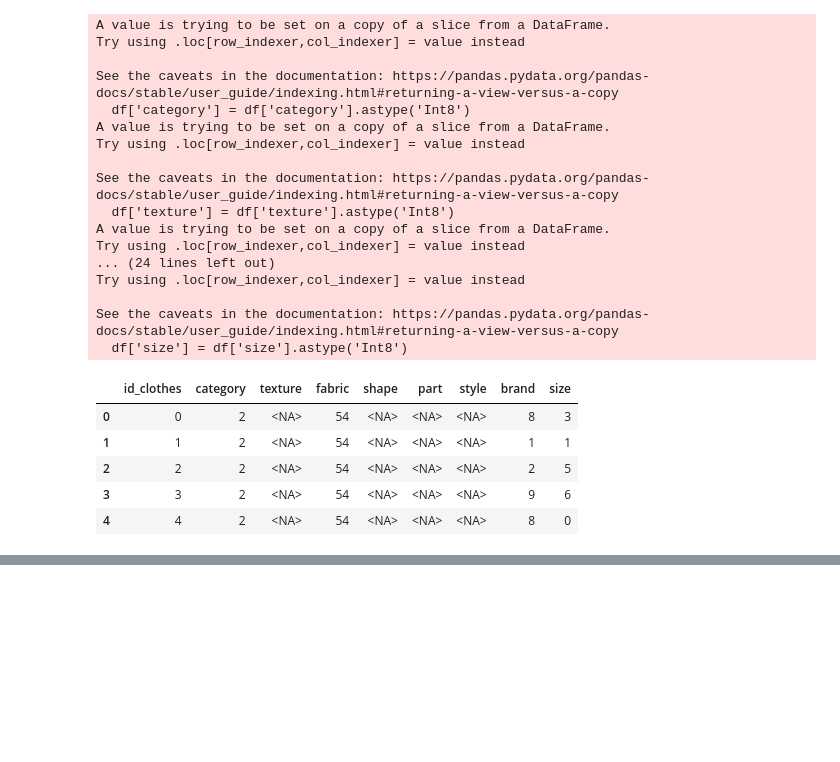
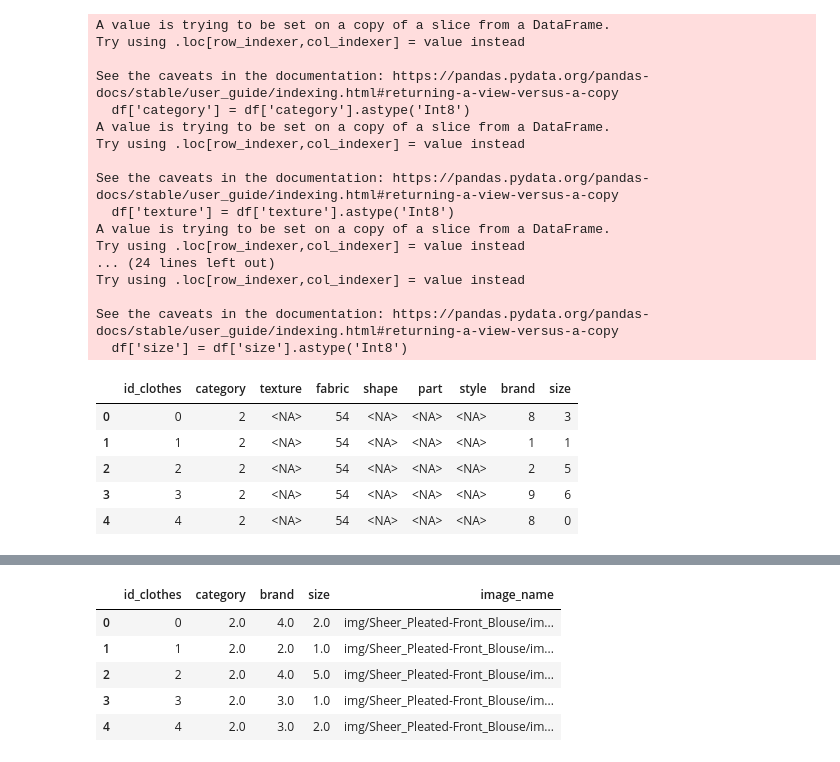
Before and after one commit to Vitally05/TO52_Clothes_detection, a Jupyter notebook: 1database_files.ipynb, the cells around one changed output, grey strips where cells are left out. Drawn from its saved outputs; the diff is of its cells as text; code cells hidden in the pictures; blank space fills up the shorter version.

```diff
--- a/1database_files.ipynb
+++ b/1database_files.ipynb
@@ -373,0 +464,10 @@ creer_csv(df, 'labels/database_csv/clothes.csv', {'id_clothes': 'id_clothes', 'c
+# %%
+clothes = inverser_colonnes(clothes, 'image_name', 'id_clothes')
+clothes.head()
+# %% [output]
+|  | id_clothes | category | brand | size | image_name |
+| 0 | 0 | 2.0 | 4.0 | 2.0 | img/Sheer_Pleated-Front_Blouse/im... |
+| 1 | 1 | 2.0 | 2.0 | 1.0 | img/Sheer_Pleated-Front_Blouse/im... |
+| 2 | 2 | 2.0 | 4.0 | 5.0 | img/Sheer_Pleated-Front_Blouse/im... |
+| 3 | 3 | 2.0 | 3.0 | 1.0 | img/Sheer_Pleated-Front_Blouse/im... |
+| 4 | 4 | 2.0 | 3.0 | 2.0 | img/Sheer_Pleated-Front_Blouse/im... |
```
Also changed, not shown: parts of 14 cells of this notebook.
